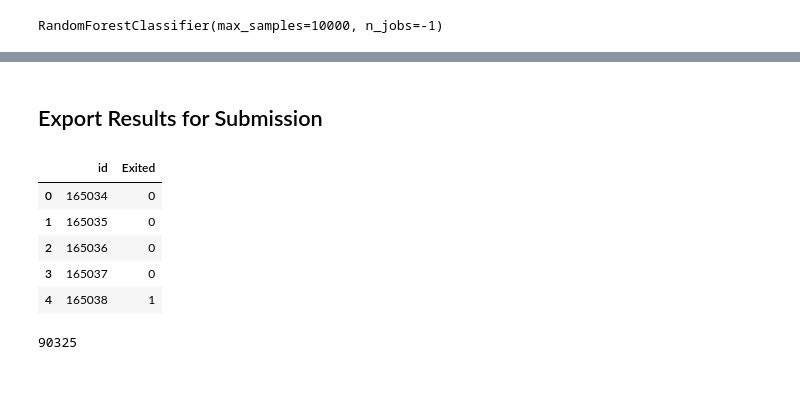
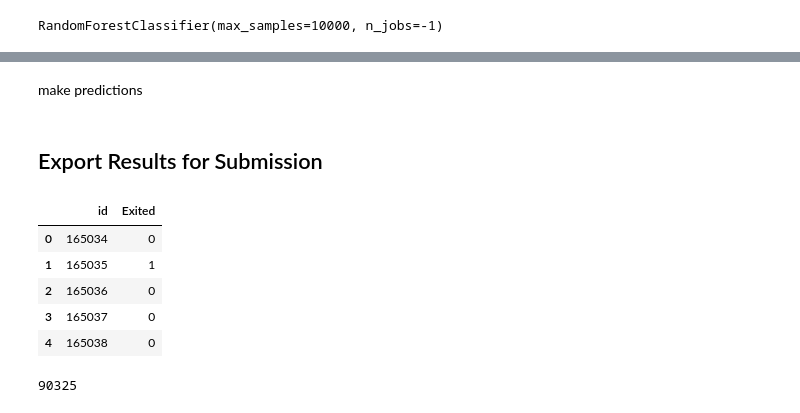
Before and after one commit to GoldenEye37/customer-churn-prediction, a Jupyter notebook: customer-churn-prediction.ipynb, the cells around one changed output, grey strips where cells are left out. Saved outputs shown, nothing was run; the diff lists cells and outputs as text; code cells hidden in the pictures; blank space fills up the shorter version.

Commit message:
random forest clf preds and score

```diff
--- a/customer-churn-prediction.ipynb
+++ b/customer-churn-prediction.ipynb
@@ -427,17 +437,21 @@ rs_clf.score(X_test, y_test)
+# %% [markdown]
+make predictions
+# %%
+rf_sample_preds = rs_clf.predict(transformed_test)
 # %% [markdown]
 ## Export Results for Submission
 # %%
 # format results for the competition
 df_preds = pd.DataFrame()
 df_preds["id"] = customer_test_data["id"]
-df_preds["Exited"] = sgd_test_preds
+df_preds["Exited"] = rf_sample_preds
 df_preds.head()
 # %% [output]
 |  | id | Exited |
 | 0 | 165034 | 0 |
-| 1 | 165035 | 0 |
+| 1 | 165035 | 1 |
 | 2 | 165036 | 0 |
 | 3 | 165037 | 0 |
-| 4 | 165038 | 1 |
+| 4 | 165038 | 0 |
 # %%
 # Export prediction data
```
Also changed, not shown: parts of 4 cells of this notebook, 1 other file.
